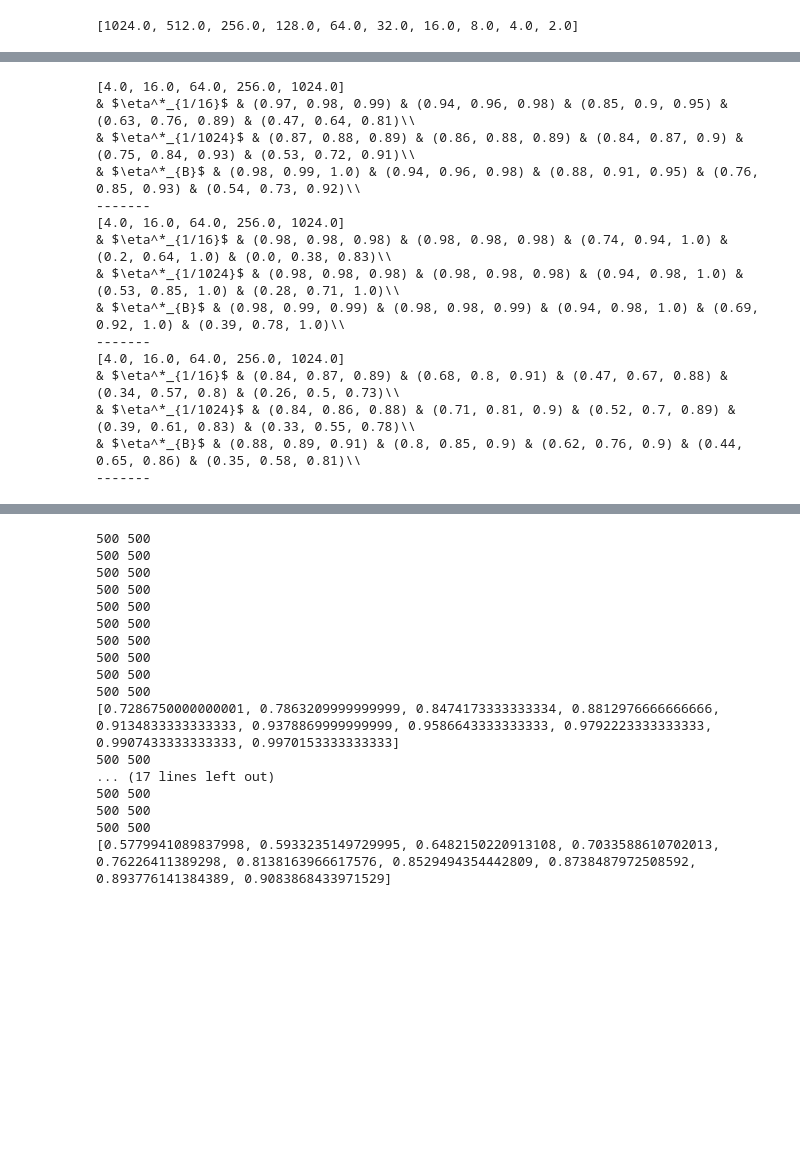
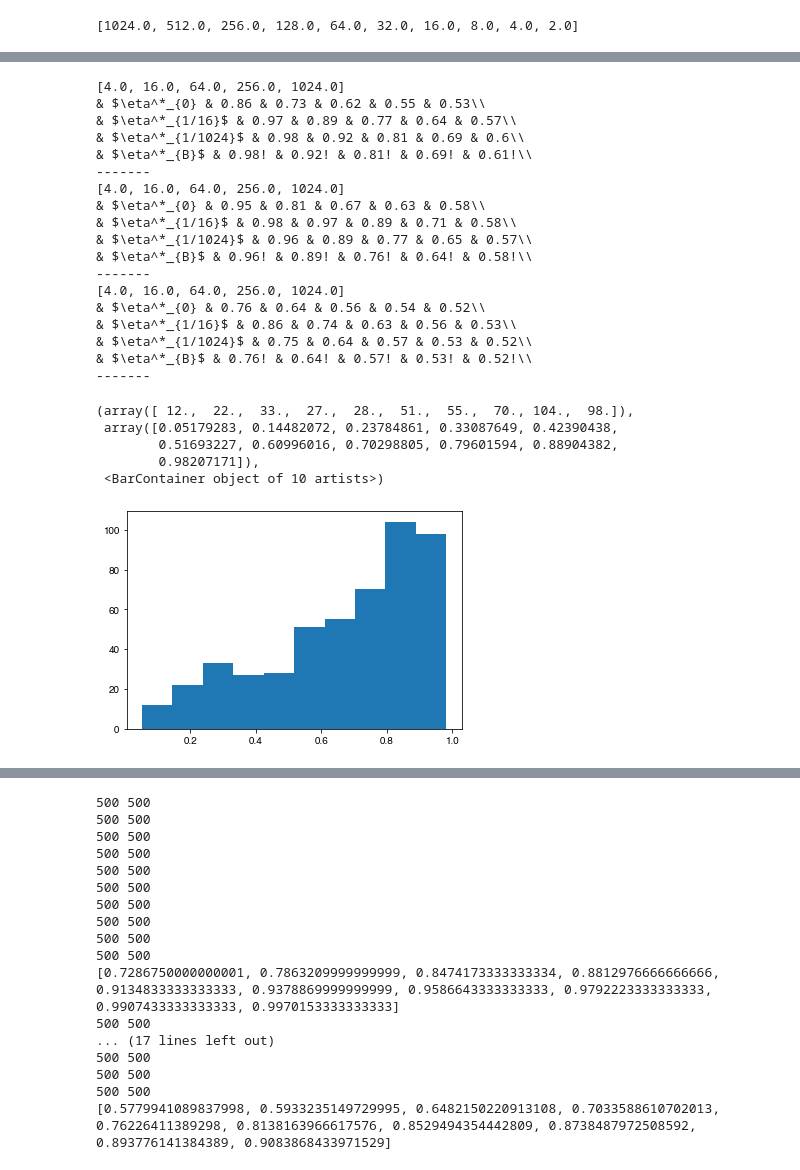
Before and after one commit to mayuri95/designing_for_privacy, a Jupyter notebook: pac_private_gd/gd_accs.ipynb, the cells around one changed output, grey strips where cells are left out. Drawn from its saved outputs; the diff is of its cells as text; code cells hidden in the pictures; blank space fills up the shorter version.

```diff
--- a/pac_private_gd/gd_accs.ipynb
+++ b/pac_private_gd/gd_accs.ipynb
@@ -71,49 +51,70 @@ for data_ind, data in enumerate(['credit', 'mnist_0_vs_7', 'mnist_7_vs_9']):
     budget_range.reverse()
     baselines = [16, 1024]
     formatted = {}
-    e0 = 'exact'
-    orig_mses = get_all_mses(data, e0, budget_range)
-    baseline_mses = mses_baseline(data, e0, budget_range, baselines)
+    e0 = '0.1'
+    orig_accs = get_all_accs(data, e0, budget_range)
+    baseline_accs = accs_baseline(data, e0, budget_range, baselines)
     print(budget_range)
 
-    for eta_ind, eta in enumerate(['$\eta^*_{1/16}$', '$\eta^*_{1/1024}$', '$\eta^*_{B}$']):
+    for eta_ind, eta in enumerate(['$\eta^*_{0}', '$\eta^*_{1/16}$', '$\eta^*_{1/1024}$', '$\eta^*_{B}$']):
         row_res = []
         row_res.append(f'& {eta}')
-        if eta_ind < 2:
+        if eta_ind == 0:
             for budget in budget_range:
-                mses = baseline_mses[(budget, baselines[eta_ind])]
-#                 print(len(mses))
-                mean = np.average(mses)
-                lower = max(mean - np.std(mses), 0.)
-                upper = min(mean + np.std(mses), 1.)
+                accs = orig_accs[budget][0]
+                mean = np.average(accs)
                 fin = round(mean, 2)
-                fin = (round(lower, 2), fin, round(upper, 2))
                 row_res.append(str(fin))
-        if eta_ind == 2:
+        elif eta_ind <= 2:
+            baseline_ind = eta_ind - 1
             for budget in budget_range:
-                mses = orig_mses[budget][1]
-                mean = np.average(mses)
-                lower = max(mean - np.std(mses), 0.)
-                upper = min(mean + np.std(mses), 1.)
+                accs = baseline_accs[(budget, baselines[baseline_ind])]
+                mean = np.average(accs)
                 fin = round(mean, 2)
-                fin = (round(lower, 2), fin, round(upper, 2))
                 row_res.append(str(fin))
+        elif eta_ind == 3:
+            for budget in budget_range:
+                orig_accs = get_all_accs(data, 0.01, budget_range)
+                accs = orig_accs[budget][1]
+                mean = np.average(accs)
+                fin = round(mean, 2)
+                row_res.append(str(fin) + '!')
         print(' & '.join(row_res) + "\\\\ ")
     print('-------')
 #     print(formatted)
 # %% [output]
 [4.0, 16.0, 64.0, 256.0, 1024.0]
-& $\eta^*_{1/16}$ & (0.97, 0.98, 0.99) & (0.94, 0.96, 0.98) & (0.85, 0.9, 0.95) & (0.63, 0.76, 0.89) & (0.47, 0.64, 0.81)\\
-& $\eta^*_{1/1024}$ & (0.87, 0.88, 0.89) & (0.86, 0.88, 0.89) & (0.84, 0.87, 0.9) & (0.75, 0.84, 0.93) & (0.53, 0.72, 0.91)\\
-& $\eta^*_{B}$ & (0.98, 0.99, 1.0) & (0.94, 0.96, 0.98) & (0.88, 0.91, 0.95) & (0.76, 0.85, 0.93) & (0.54, 0.73, 0.92)\\
+& $\eta^*_{0} & 0.86 & 0.73 & 0.62 & 0.55 & 0.53\\
+& $\eta^*_{1/16}$ & 0.97 & 0.89 & 0.77 & 0.64 & 0.57\\
+& $\eta^*_{1/1024}$ & 0.98 & 0.92 & 0.81 & 0.69 & 0.6\\
+& $\eta^*_{B}$ & 0.98! & 0.92! & 0.81! & 0.69! & 0.61!\\
 -------
 [4.0, 16.0, 64.0, 256.0, 1024.0]
-& $\eta^*_{1/16}$ & (0.98, 0.98, 0.98) & (0.98, 0.98, 0.98) & (0.74, 0.94, 1.0) & (0.2, 0.64, 1.0) & (0.0, 0.38, 0.83)\\
-& $\eta^*_{1/1024}$ & (0.98, 0.98, 0.98) & (0.98, 0.98, 0.98) & (0.94, 0.98, 1.0) & (0.53, 0.85, 1.0) & (0.28, 0.71, 1.0)\\
-& $\eta^*_{B}$ & (0.98, 0.99, 0.99) & (0.98, 0.98, 0.99) & (0.94, 0.98, 1.0) & (0.69, 0.92, 1.0) & (0.39, 0.78, 1.0)\\
+& $\eta^*_{0} & 0.95 & 0.81 & 0.67 & 0.63 & 0.58\\
+& $\eta^*_{1/16}$ & 0.98 & 0.97 & 0.89 & 0.71 & 0.58\\
+& $\eta^*_{1/1024}$ & 0.96 & 0.89 & 0.77 & 0.65 & 0.57\\
+& $\eta^*_{B}$ & 0.96! & 0.89! & 0.76! & 0.64! & 0.58!\\
 -------
 [4.0, 16.0, 64.0, 256.0, 1024.0]
-& $\eta^*_{1/16}$ & (0.84, 0.87, 0.89) & (0.68, 0.8, 0.91) & (0.47, 0.67, 0.88) & (0.34, 0.57, 0.8) & (0.26, 0.5, 0.73)\\
-& $\eta^*_{1/1024}$ & (0.84, 0.86, 0.88) & (0.71, 0.81, 0.9) & (0.52, 0.7, 0.89) & (0.39, 0.61, 0.83) & (0.33, 0.55, 0.78)\\
-& $\eta^*_{B}$ & (0.88, 0.89, 0.91) & (0.8, 0.85, 0.9) & (0.62, 0.76, 0.9) & (0.44, 0.65, 0.86) & (0.35, 0.58, 0.81)\\
+& $\eta^*_{0} & 0.76 & 0.64 & 0.56 & 0.54 & 0.52\\
+& $\eta^*_{1/16}$ & 0.86 & 0.74 & 0.63 & 0.56 & 0.53\\
+& $\eta^*_{1/1024}$ & 0.75 & 0.64 & 0.57 & 0.53 & 0.52\\
+& $\eta^*_{B}$ & 0.76! & 0.64! & 0.57! & 0.53! & 0.52!\\
 -------
+# %%
+data = 'mnist_0_vs_7'
+budget_range = [1/(mi) for mi in mi_range]
+budget_range.reverse()
+e0 = 0.1
+orig_accs = get_all_accs(data, e0, budget_range)
+baseline_accs = accs_baseline(data, e0, budget_range, baselines)
+key = 64
+# %%
+plt.hist(orig_accs[key][0])
+# %% [output]
+(array([ 12.,  22.,  33.,  27.,  28.,  51.,  55.,  70., 104.,  98.]),
+ array([0.05179283, 0.14482072, 0.23784861, 0.33087649, 0.42390438,
+        0.51693227, 0.60996016, 0.70298805, 0.79601594, 0.88904382,
+        0.98207171]),
+ <BarContainer object of 10 artists>)
+[figure, added]
```
Also changed, not shown: parts of 10 cells of this notebook, 5 other files.
